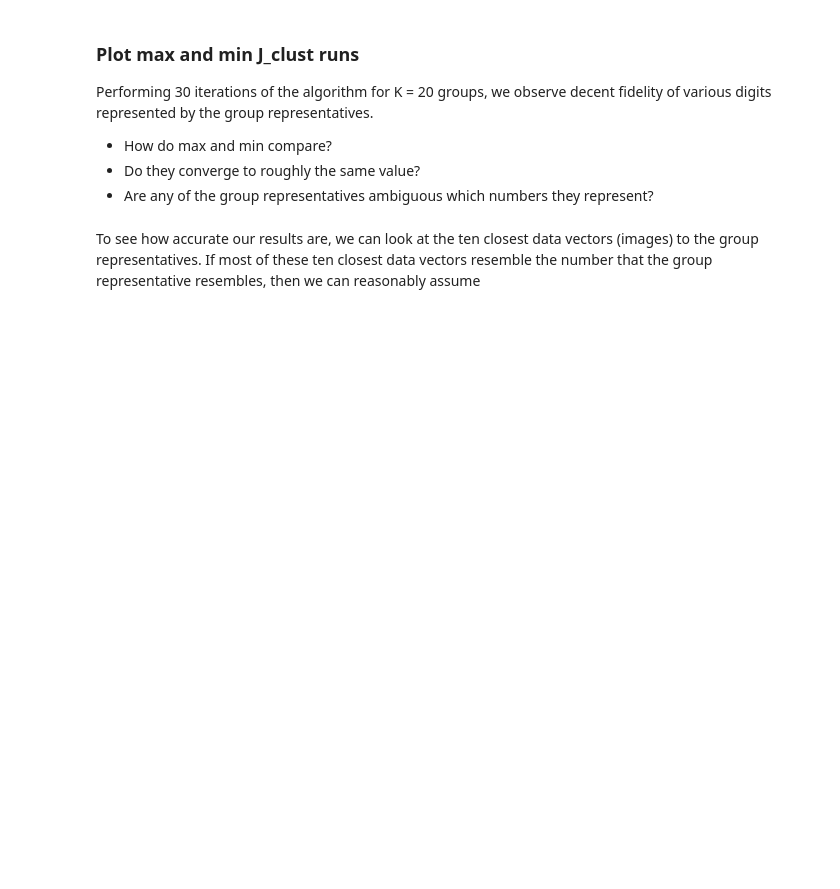
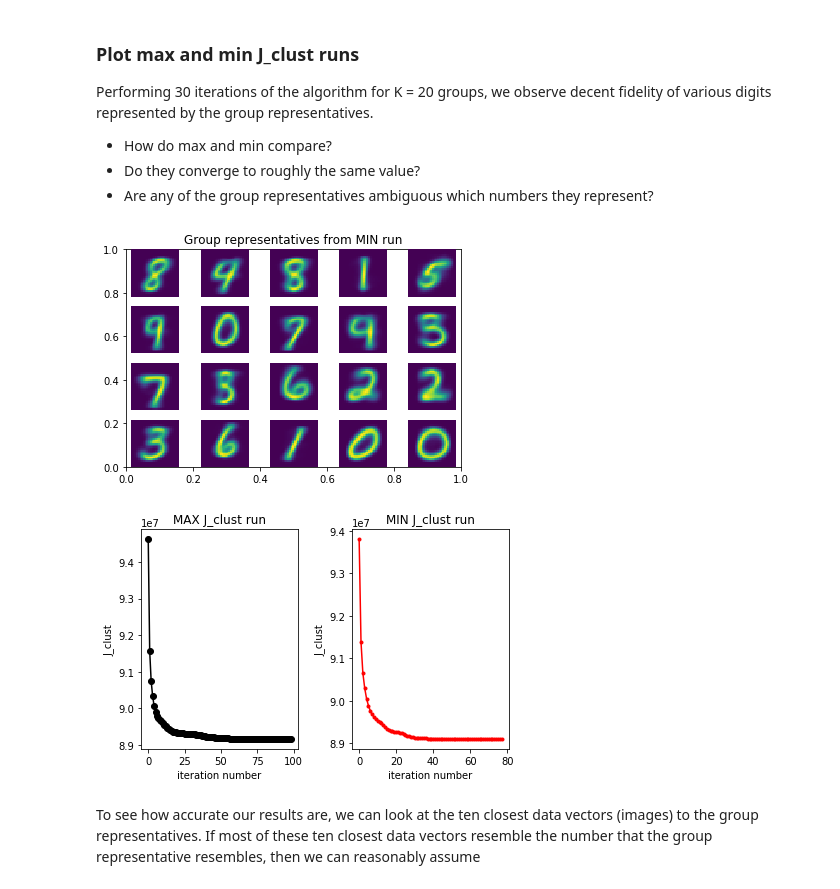
Before and after one commit to jakemdaly/MNIST-k-means-clustering, a Jupyter notebook: jake-daly_kmeans.ipynb, the cells around one changed output. Drawn from its saved outputs; the diff is of its cells as text; code cells hidden in the pictures; blank space fills up the shorter version.

```diff
--- a/jake-daly_kmeans.ipynb
+++ b/jake-daly_kmeans.ipynb
@@ -169,48 +169,51 @@ Performing 30 iterations of the algorithm for K = 20 groups, we observe decent f
 - Do they converge to roughly the same value?
 - Are any of the group representatives ambiguous which numbers they represent?
 # %%
-
 # Plot the min and max J_clust runs
 
 MAX_run = out_data_master_2030[max_J_clust["Run"]]
 MIN_run = out_data_master_2030[min_J_clust["Run"]]
+
 
 fig1 = plt.figure()
 plt.title('Group representatives from MIN run')
 
 for i in range(np.shape(MIN_run["group_representatives"])[0]):
 
     image = np.array(MIN_run["group_representatives"])[i].reshape((28,28))
     sub = fig1.add_subplot(4, 5, i + 1)
     plt.axis('off')
     sub.imshow(image)
 
-# fig2 = plt.figure()
-# plt.title('Group representatives from MIN run')
+fig2 = plt.figure()
+plt.title('Group representatives from MAX run')
 
-# for i in range(np.shape(MIN_run["group_representatives"])[0]):
-#     image = np.array(MIN_run["group_representatives"])[i].reshape((28,28))
-#     sub = fig2.add_subplot(4, 5, i + 1)
-#     plt.axis('off')
-#     sub.imshow(image)
+for i in range(np.shape(MAX_run["group_representatives"])[0]):
+    image = np.array(MAX_run["group_representatives"])[i].reshape((28,28))
+    sub = fig2.add_subplot(4, 5, i + 1)
+    plt.axis('off')
+    sub.imshow(image)
 
 # Convergence of J_clust in MAX and MIN runs
 plt.subplot(1, 2, 1)
 plt.plot(MAX_run["J_clust"], 'ko-')
 plt.title('MAX J_clust run')
 plt.xlabel('iteration number')
 plt.ylabel('J_clust')
 
 
 plt.subplot(1, 2, 2)
 plt.plot(MIN_run["J_clust"], 'r.-')
 plt.title('MIN J_clust run')
 plt.xlabel('iteration number')
 plt.ylabel('J_clust')
 
 plt.tight_layout()
 
 plt.show()
+# %% [output]
+[figure, added]
+[figure, added]
 # %% [markdown]
 To see how accurate our results are, we can look at the ten closest data vectors (images) to the group representatives. If most of these ten closest data vectors resemble the number that the group representative resembles, then we can reasonably assume
 # %%
```
Also changed, not shown: parts of 7 cells of this notebook.
